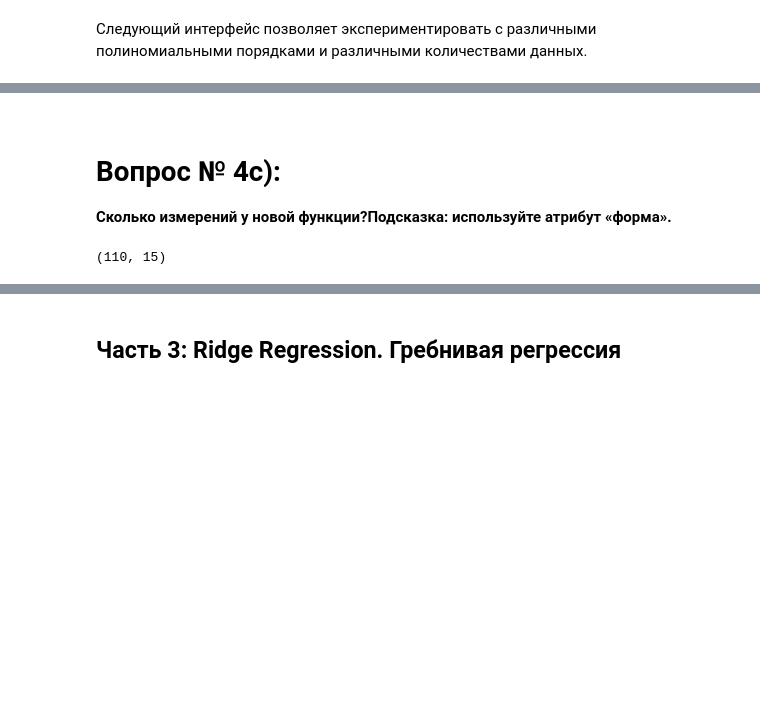
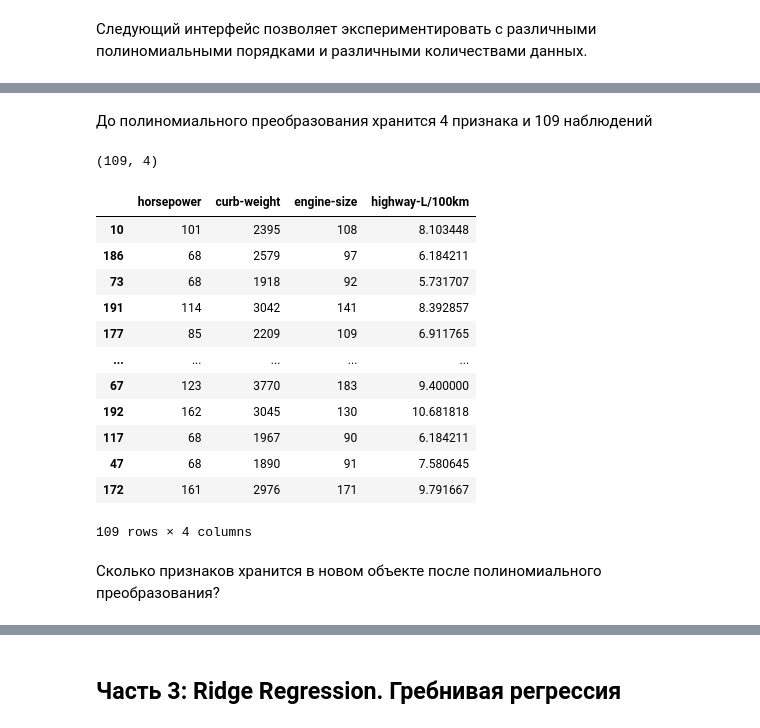
Before and after one commit to MrsMystique/python-repo, a Jupyter notebook: DataAnalysis/Labs/Шаг5 Оценка модели и уточнения.ipynb, the cells around one changed output, grey strips where cells are left out. Saved outputs shown, nothing was run; the diff lists cells and outputs as text; code cells hidden in the pictures; blank space fills up the shorter version.

```diff
--- a/DataAnalysis/Labs/Шаг5 Оценка модели и уточнения.ipynb
+++ b/DataAnalysis/Labs/Шаг5 Оценка модели и уточнения.ipynb
@@ -674,18 +735,24 @@ x_test_pr1=pr1.fit_transform(x_test[['horsepower', 'curb-weight', 'engine-size',
-# %% [markdown]
-<!-- The answer is below:
-
-x_train_pr1=pr.fit_transform(x_train[['horsepower', 'curb-weight', 'engine-size', 'highway-mpg']])
-x_test_pr1=pr.fit_transform(x_test[['horsepower', 'curb-weight', 'engine-size', 'highway-mpg']])
-
--->
-# %% [markdown]
-<div class = "оповещение о том, что AlertDanger" Style = "Margin-Top: 20px">
-<h1> Вопрос № 4c): </h1>
-<b>
-Сколько измерений у новой функции?Подсказка: используйте атрибут «форма».
-</b>
-</div>
-# %%
-x_train_pr1.shape
-# %% [output]
-(110, 15)
+# %% [markdown]
+До полиномиального преобразования хранится 4 признака и 109 наблюдений
+# %%
+x_train[['horsepower', 'curb-weight', 'engine-size', 'highway-L/100km']].shape
+# %% [output]
+(109, 4)
+# %%
+x_train[['horsepower', 'curb-weight', 'engine-size', 'highway-L/100km']]
+# %% [output]
+|  | horsepower | curb-weight | engine-size | highway-L/100km |
+| 10 | 101 | 2395 | 108 | 8.103448 |
+| 186 | 68 | 2579 | 97 | 6.184211 |
+| 73 | 68 | 1918 | 92 | 5.731707 |
+| 191 | 114 | 3042 | 141 | 8.392857 |
+| 177 | 85 | 2209 | 109 | 6.911765 |
+| ... | ... | ... | ... | ... |
+| 67 | 123 | 3770 | 183 | 9.400000 |
+| 192 | 162 | 3045 | 130 | 10.681818 |
+| 117 | 68 | 1967 | 90 | 6.184211 |
+| 47 | 68 | 1890 | 91 | 7.580645 |
+| 172 | 161 | 2976 | 171 | 9.791667 |
+109 rows × 4 columns
+# %% [markdown]
+Сколько признаков хранится в новом объекте после полиномиального преобразования?
```
Also changed, not shown: parts of 93 cells of this notebook, 1 other file.
